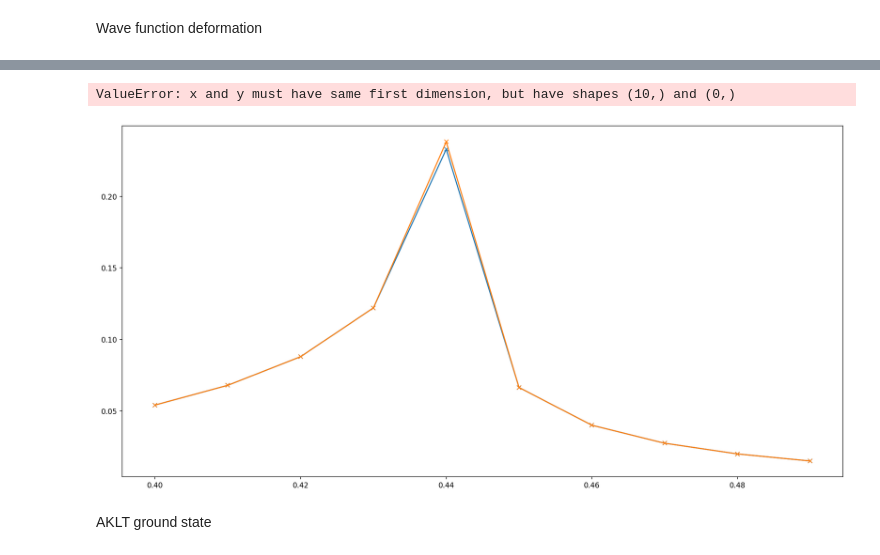
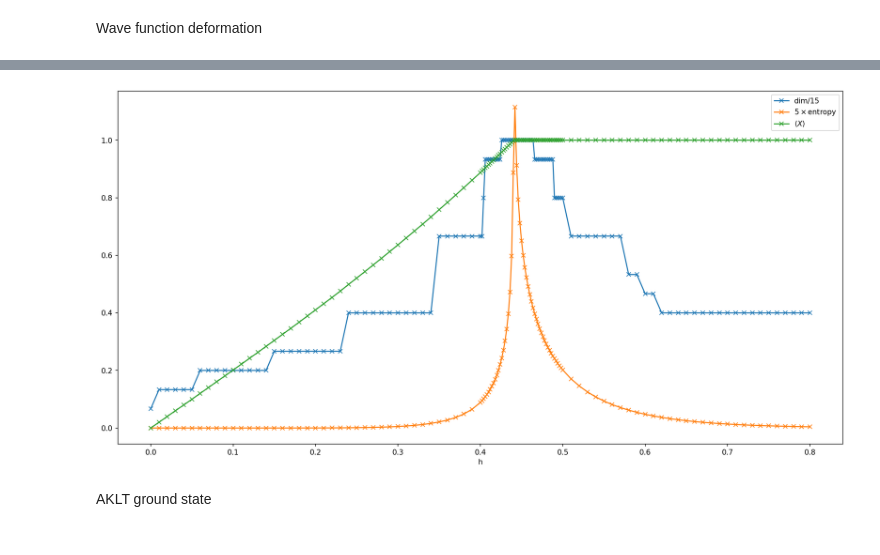
Before and after one commit to Zhuan-pitt/Toric_Code, a Jupyter notebook: test_two_site.ipynb, the cells around one changed output, grey strips where cells are left out. Cells and saved outputs as stored; diff of their text form; code cells hidden in the pictures.

```diff
--- a/test_two_site.ipynb
+++ b/test_two_site.ipynb
@@ -39,16 +39,15 @@ MPS.construct_from_tensor_list([B,B])
 
 
 
-#rng = list(np.arange(0,0.42,0.02))
-rng = list(np.arange(0.4,0.5,0.01))
-dim = 15
-#rng = rng+list(np.arange(0.46,0.8,0.02))
+rng = list(np.arange(0,0.42,0.01))
+rng = rng+list(np.arange(0.4,0.5,0.002))
+rng = rng+list(np.arange(0.5,0.8,0.01))
+
+dim = 20
 for h in rng:
 
     h1 = h
     h2 = 0
-
-
 
     trans = funcs.single_trans(h1=h1,h2=h2)
 
@@ -60,25 +59,9 @@ for h in rng:
     Sa1s.append(funcs.entropy(MPS_power2.MPS2.s[1]))
 
     strap4 = iMPS.strap(MPS_power2.MPS2,MPO4,MPS_power2.MPS2)
-    lam2s.append(strap4.calculate_eig())
-
-    MPS_power3 = iMPS.MPS_power_method_twosite(MPS_power2.MPS2,MPO,max_bond=dim)
-    MPS_power3.update(100,1e-8)
-    Sa2s.append(funcs.entropy(MPS_power3.MPS2.s[1]))
+    lam1s.append(strap4.calculate_eig())
 
 
-    strap4 = iMPS.strap(MPS_power3.MPS2,MPO4,MPS_power3.MPS2)
-    lam3s.append(strap4.calculate_eig())
-
-
-
-
-    dim1s.append(MPS.chi[1])
-
-
-    """strap4 = iMPS.strap(MPS_power3.MPS2,MPO4,MPS_power3.MPS2)
-    lam4s.append(strap4.calculate_eig())"""
-
-    dim2s.append(MPS_power2.MPS2.chi[1])
+    dim1s.append(MPS_power2.MPS2.chi[1])
 
     print(f'current h is {h}')
@@ -119,14 +154,15 @@ Text(0, 0.5, '$\\langle X \\bar{X}\\rangle$')
 # %%
 pyplot.figure(figsize=(18,9),dpi=150)
-pyplot.plot(rng,Sa1s,'-x')
-pyplot.plot(rng,Sa2s,'-x')
-pyplot.plot(rng,Sa3s,'-x')
+
+pyplot.plot(rng,np.array(dim1s)/15,'-x', label = 'dim/15')
+pyplot.plot(rng,np.array(Sa1s)*5,'-x',label = '$5\\times$entropy')
+pyplot.plot(rng,np.abs(lam1s),'-x',label = '$\langle X \\rangle$')
 
 pyplot.xlabel('h')
-pyplot.ylabel('$\langle X \\bar{X}\\rangle$')
+pyplot.legend()
+pyplot.show()
 # %% [output]
-ValueError: x and y must have same first dimension, but have shapes (10,) and (0,)
-[figure, old version]
+[figure, new version]
 # %% [markdown]
 AKLT ground state
 # %%
```
Also changed, not shown: parts of 11 cells of this notebook, 6 other files.
